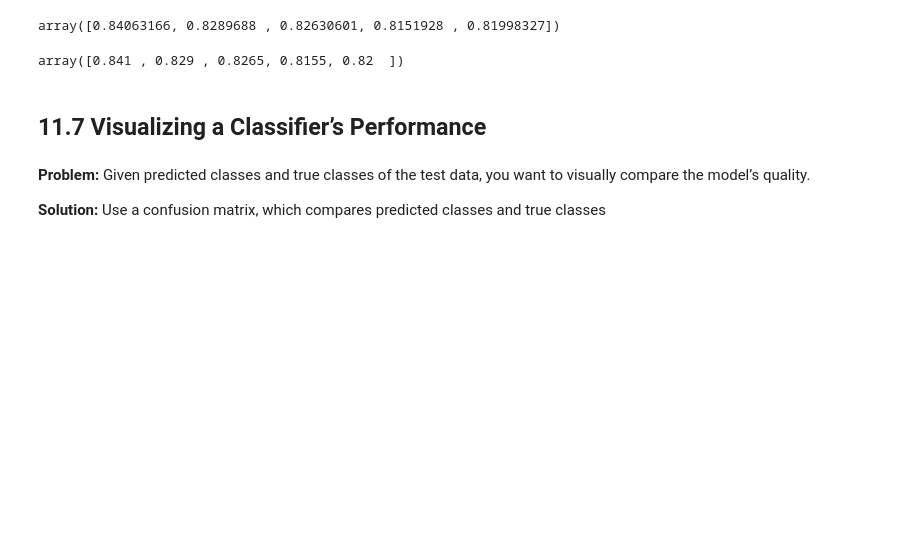
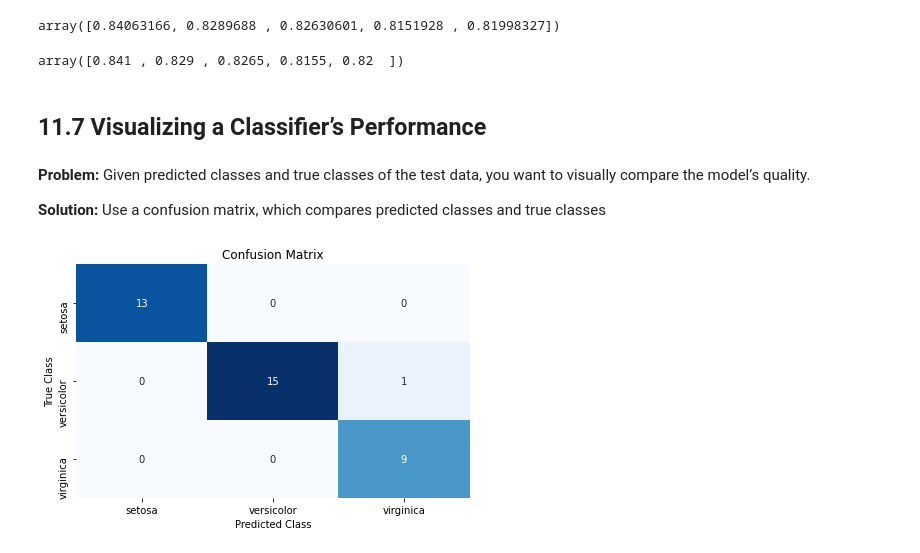
Before and after one commit to harera3/Machine_Learning_with_Python, a Jupyter notebook: 11_Model_Evaluation.ipynb, the cells around one changed output. Saved outputs shown, nothing was run; the diff lists cells and outputs as text; code cells hidden in the pictures; blank space fills up the shorter version.

```diff
--- a/11_Model_Evaluation.ipynb
+++ b/11_Model_Evaluation.ipynb
@@ -460,3 +460,49 @@ array([0.841 , 0.829 , 0.8265, 0.8155, 0.82  ])
 **Problem:** Given predicted classes and true classes of the test data, you want to visually compare the model’s quality.
 
 **Solution:** Use a confusion matrix, which compares predicted classes and true classes
+# %%
+# load libraries
+import matplotlib.pyplot as plt
+import seaborn as sns
+from sklearn import datasets
+from sklearn.linear_model import LogisticRegression
+from sklearn.model_selection import train_test_split
+from sklearn.metrics import confusion_matrix
+import pandas as pd
+
+# load data
+iris = datasets.load_iris()
+
+# create feature matrix
+features = iris.data
+
+# create target vector
+target = iris.target
+
+# create list of target class names
+class_names = iris.target_names
+
+# split into training and test sets
+features_train, features_test, target_train, target_test = train_test_split(features, target, random_state=1)
+
+# create logistic regression
+classifier = LogisticRegression(max_iter=200)
+
+# train model and make predictions
+target_predicted = classifier.fit(features_train, target_train).predict(features_test)
+
+# create confusion matrix
+matrix = confusion_matrix(target_test, target_predicted)
+
+# create pandas dataframe
+dataframe = pd.DataFrame(matrix, index=class_names, columns=class_names)
+
+# create heatmap
+sns.heatmap(dataframe, annot=True, cbar=None, cmap="Blues")
+plt.title("Confusion Matrix")
+plt.tight_layout()
+plt.ylabel("True Class")
+plt.xlabel("Predicted Class")
+plt.show()
+# %% [output]
+[figure, added]
```
Also changed, not shown: parts of 2 cells of this notebook.
